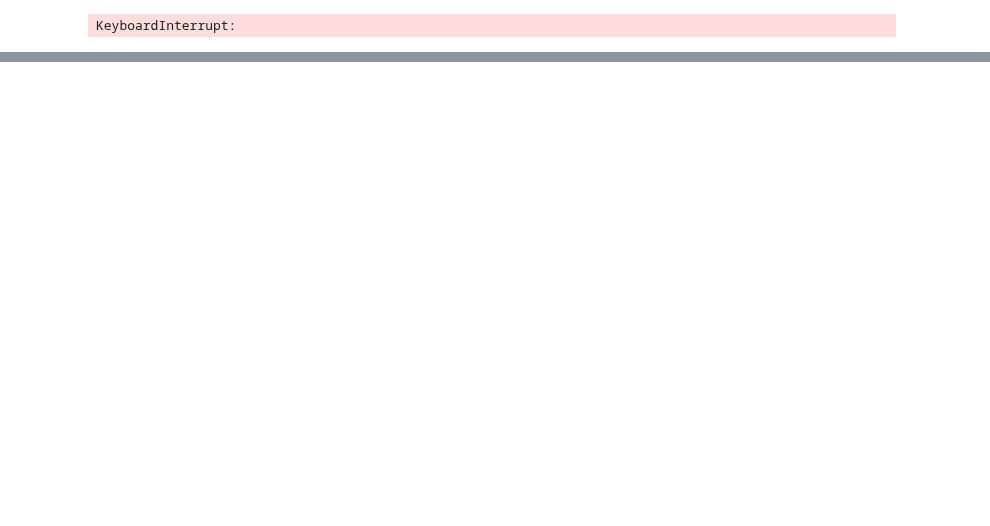
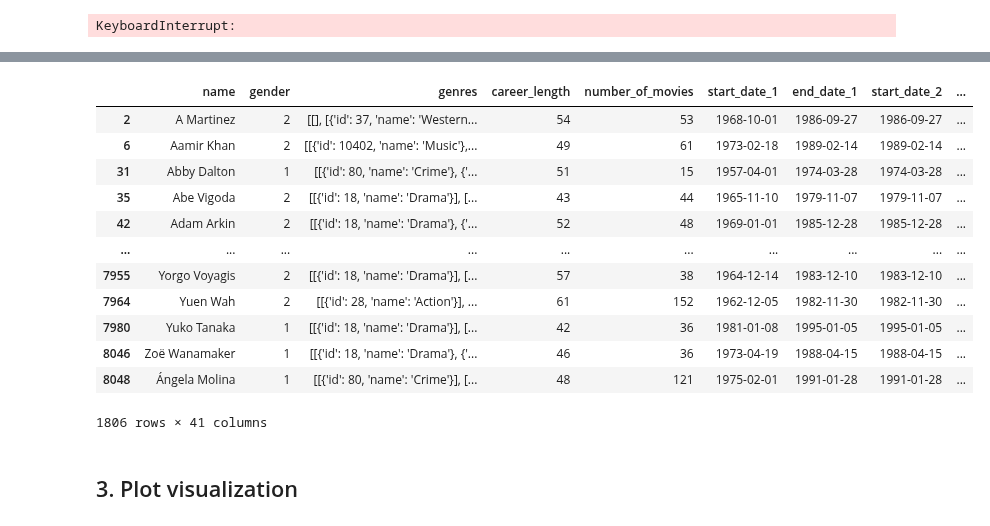
Before and after one commit to epfl-ada/ada-2023-project-cinemada, a Jupyter notebook: Preprocessing/fame.ipynb, the cells around one changed output, grey strips where cells are left out. Cells and saved outputs as stored; diff of their text form; code cells hidden in the pictures; blank space fills up the shorter version.

```diff
--- a/Preprocessing/fame.ipynb
+++ b/Preprocessing/fame.ipynb
@@ -590,8 +513,42 @@ invalid value encountered in scalar divide
+# %%
+# calculate number of genres and main one for the each time period
+group3_divided_df[["n_genres_0", "main_genre_0"]] = group3_divided_df.apply(genres_stats_per_period,
+                                              start_column="start_date_1",
+                                              end_column="end_date_1",
+                                              axis=1, result_type="expand")
+group3_divided_df[["n_genres_1", "main_genre_1"]] = group3_divided_df.apply(genres_stats_per_period,
+                                              start_column="start_date_2",
+                                              end_column="end_date_2",
+                                              axis=1, result_type="expand")
+group3_divided_df[["n_genres_2", "main_genre_2"]] = group3_divided_df.apply(genres_stats_per_period,
+                                              start_column="start_date_3",
+                                              end_column="end_date_3",
+                                              axis=1, result_type="expand")
+
+# Drop unnecessary columns
+group3_divided_df = group3_divided_df.drop(['release_date', 'budget', 'revenue', 'imdb_average_rating', 'order', 'popularity', 'interval'], axis=1)
+display(group3_divided_df)
+# %% [output]
+|  | name | gender | genres | career_length | number_of_movies | start_date_1 | end_date_1 | start_date_2 | ... |
+| 2 | A Martinez | 2 | [[], [{'id': 37, 'name': 'Western... | 54 | 53 | 1968-10-01 | 1986-09-27 | 1986-09-27 | ... |
+| 6 | Aamir Khan | 2 | [[{'id': 10402, 'name': 'Music'},... | 49 | 61 | 1973-02-18 | 1989-02-14 | 1989-02-14 | ... |
+| 31 | Abby Dalton | 1 | [[{'id': 80, 'name': 'Crime'}, {'... | 51 | 15 | 1957-04-01 | 1974-03-28 | 1974-03-28 | ... |
+| 35 | Abe Vigoda | 2 | [[{'id': 18, 'name': 'Drama'}], [... | 43 | 44 | 1965-11-10 | 1979-11-07 | 1979-11-07 | ... |
+| 42 | Adam Arkin | 2 | [[{'id': 18, 'name': 'Drama'}, {'... | 52 | 48 | 1969-01-01 | 1985-12-28 | 1985-12-28 | ... |
+| ... | ... | ... | ... | ... | ... | ... | ... | ... | ... |
+| 7955 | Yorgo Voyagis | 2 | [[{'id': 18, 'name': 'Drama'}], [... | 57 | 38 | 1964-12-14 | 1983-12-10 | 1983-12-10 | ... |
+| 7964 | Yuen Wah | 2 | [[{'id': 28, 'name': 'Action'}], ... | 61 | 152 | 1962-12-05 | 1982-11-30 | 1982-11-30 | ... |
+| 7980 | Yuko Tanaka | 1 | [[{'id': 18, 'name': 'Drama'}], [... | 42 | 36 | 1981-01-08 | 1995-01-05 | 1995-01-05 | ... |
+| 8046 | Zoë Wanamaker | 1 | [[{'id': 18, 'name': 'Drama'}, {'... | 46 | 36 | 1973-04-19 | 1988-04-15 | 1988-04-15 | ... |
+| 8048 | Ángela Molina | 1 | [[{'id': 80, 'name': 'Crime'}], [... | 48 | 121 | 1975-02-01 | 1991-01-28 | 1991-01-28 | ... |
+1806 rows × 41 columns
 # %%
 # save the dataframes into csv files
 group1_divided_df.to_csv('../Data/preprocessed_data/group1_divided_df.csv', index=True)
 group2_divided_df.to_csv('../Data/preprocessed_data/group2_divided_df.csv', index=True)
 group3_divided_df.to_csv('../Data/preprocessed_data/group3_divided_df.csv', index=True)
+# %% [markdown]
+## 3. Plot visualization
 # %%
 import pandas as pd
 full_actors_filtered_df = pd.read_csv('../Data/preprocessed_data/full_actors_filtered_db.csv')
```
Also changed, not shown: parts of 45 cells of this notebook.
